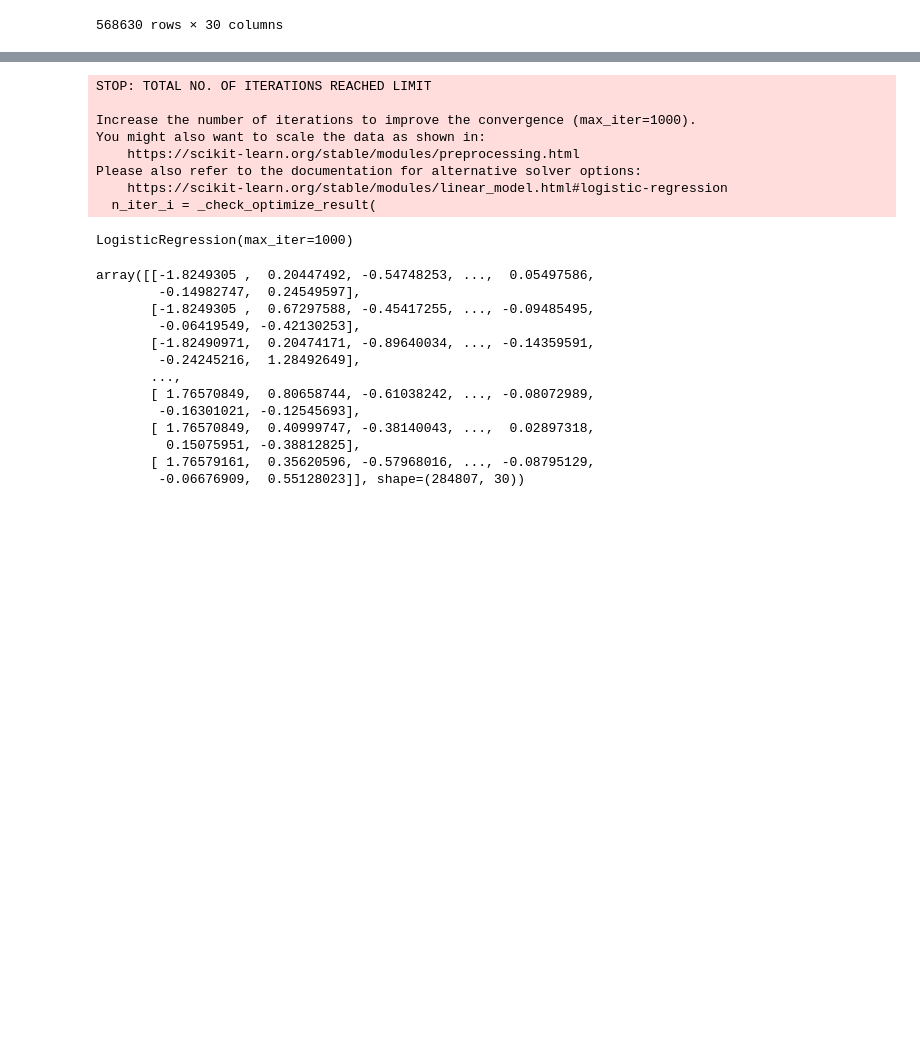
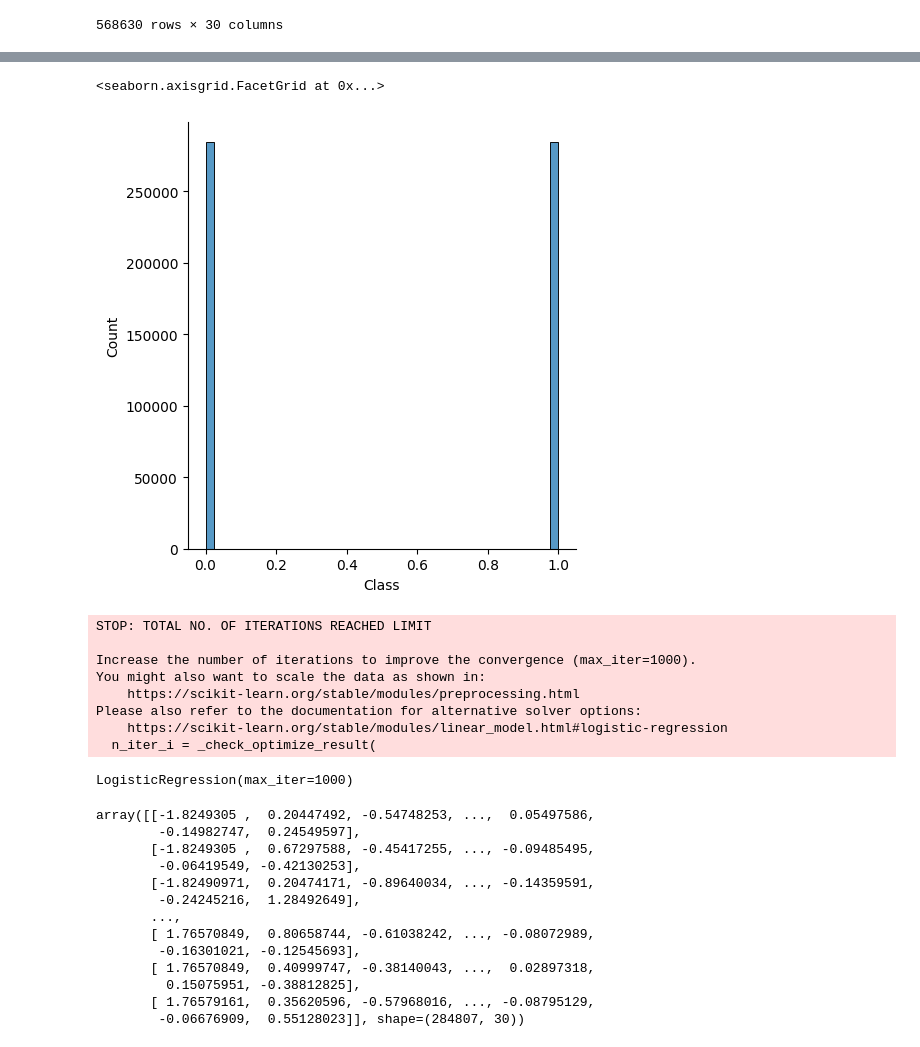
Before and after one commit to swpyaehmuehtet/MachineLearning, a Jupyter notebook: SupervisedLearning/creditcardfraud_supervised.ipynb, the cells around one changed output, grey strips where cells are left out. Cells and saved outputs as stored; diff of their text form; code cells hidden in the pictures; blank space fills up the shorter version.

```diff
--- a/SupervisedLearning/Untitled.ipynb
+++ b/SupervisedLearning/creditcardfraud_supervised.ipynb
@@ -157,3 +172,9 @@ X_resampled_scaled = scaler.fit_transform(X_resampled)
+# %%
+import seaborn as sns
+sns.displot(y_resampled)
+# %% [output]
+<seaborn.axisgrid.FacetGrid at 0x...>
+[figure, added]
 # %%
 from sklearn.linear_model import LogisticRegression
 
```
Also changed, not shown: parts of 1 cell of this notebook.
